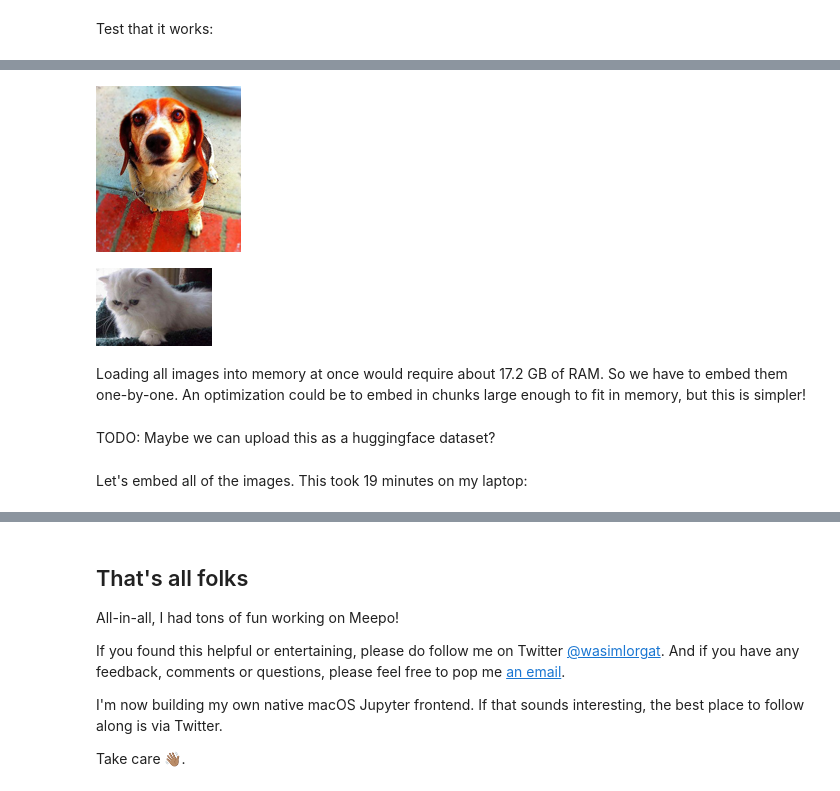
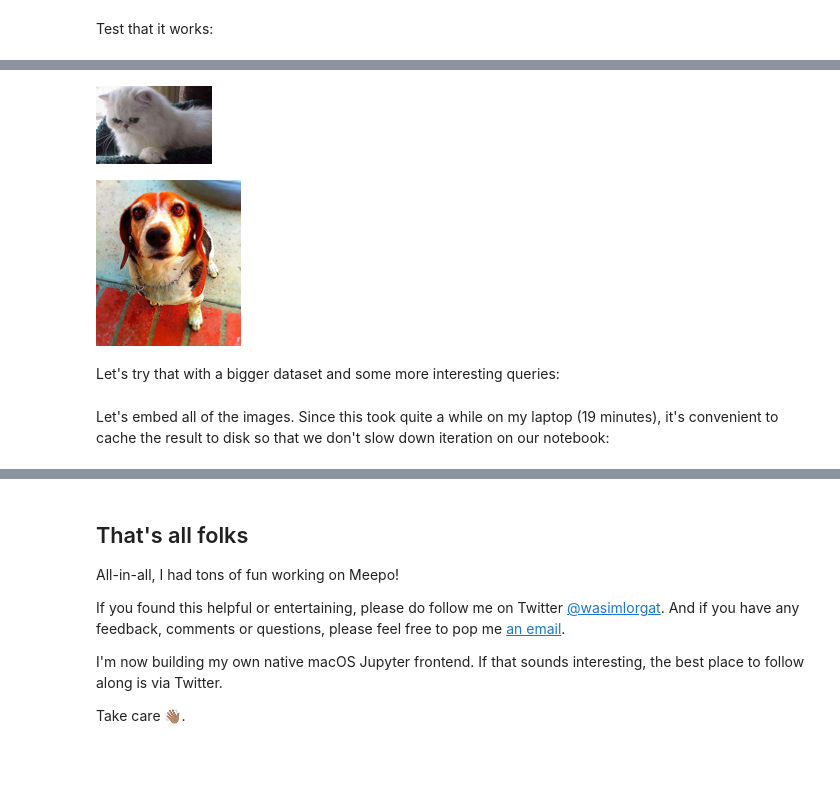
Before and after one commit to seeM/blog, a Jupyter notebook: posts/how-i-built-meepo-a-fashion-search-engine.ipynb, the cells around one changed output, grey strips where cells are left out. Saved outputs shown, nothing was run; the diff lists cells and outputs as text; code cells hidden in the pictures; blank space fills up the shorter version.

```diff
--- a/posts/how-i-built-meepo-a-fashion-search-engine.ipynb
+++ b/posts/how-i-built-meepo-a-fashion-search-engine.ipynb
@@ -164,0 +164,4 @@ torch.Size([1, 512])
+# %%
+images = [cat_image, dog_image]
+image_embs = embed_image(images)
+image_embs.shape
@@ -178,4 +176,4 @@ torch.Size([2, 512])
 # %%
-text_emb = embed_text("cat")
-text_emb.shape
+text_embs = embed_text([f"a photo of a {cls}" for cls in ["cat", "dog"]])
+text_embs.shape
 # %% [output]
@@ -226,6 +261,4 @@ classify(cat_image, classes, "a photo of a {} animal")
 # %%
-def search(images, text):
-    image_emb = embed_image(images)
-    text_emb = embed_text([text])
-    indices = cosine_sim(image_emb, text_emb).flatten().argsort().flip([0])
-    return [images[i] for i in indices]
+def search(image_embs, text):
+    text_embs = embed_text([text])
+    return cosine_sim(image_embs, text_embs).flatten().argsort().flip([0])
@@ -237,12 +265,10 @@ for o in search([cat_image, dog_image], "cat"): display(thumbnail(o))
-# %%
-for o in search([cat_image, dog_image], "dog"): display(thumbnail(o))
-# %% [output]
-[figure, removed]
-[figure, removed]
-# %% [markdown]
-Loading all images into memory at once would require about 17.2 GB of RAM. So we have to embed them one-by-one. An optimization could be to embed in chunks large enough to fit in memory, but this is simpler!
-# %% [markdown]
-TODO: Maybe we can upload this as a huggingface dataset?
+# %%
+for i in search(image_embs, "cat"): display(thumbnail(images[i]))
+# %% [output]
+[figure, added]
+[figure, added]
+# %% [markdown]
+Let's try that with a bigger dataset and some more interesting queries:
 # %% [markdown]
-Let's embed all of the images. This took 19 minutes on my laptop:
+Let's embed all of the images. Since this took quite a while on my laptop (19 minutes), it's convenient to cache the result to disk so that we don't slow down iteration on our notebook:
 # %%
```
Also changed, not shown: parts of 80 cells of this notebook.
